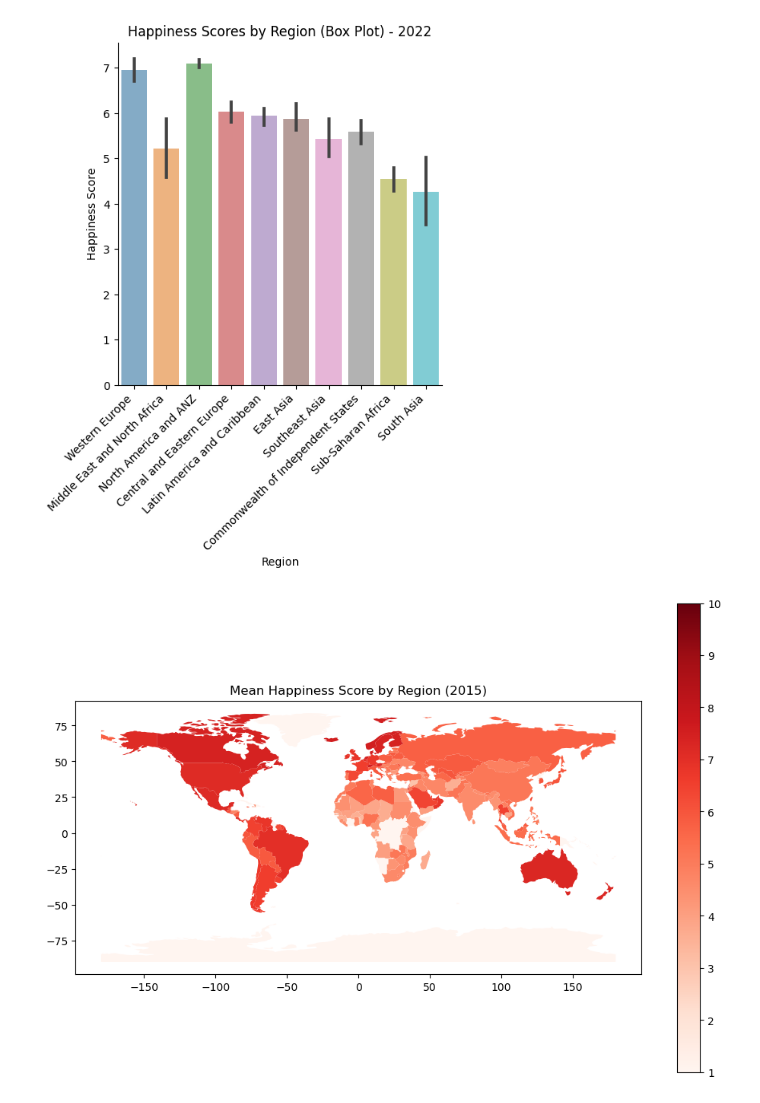
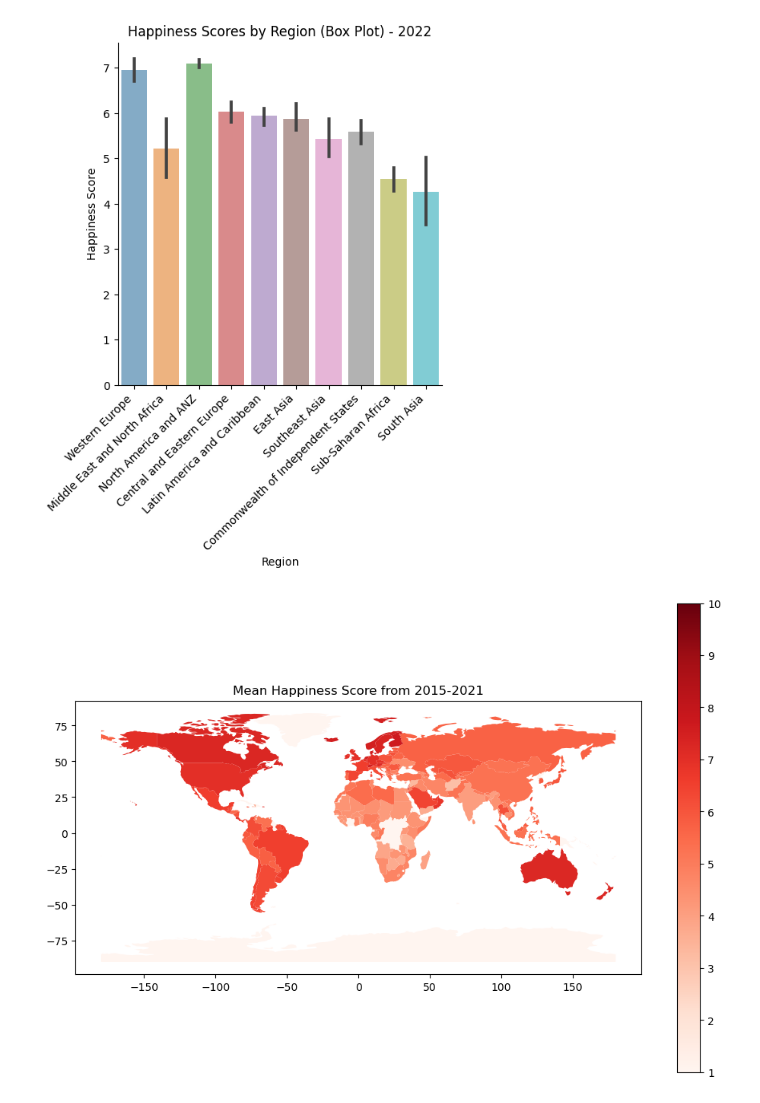
Before and after one commit to ubco-W2022T2-data301/project-group-group100, a Jupyter notebook: analysis/analysis2.ipynb, the cells around one changed output. Saved outputs shown, nothing was run; the diff lists cells and outputs as text; code cells hidden in the pictures.

Commit message:
Fixed Map visual

```diff
--- a/analysis/analysis2.ipynb
+++ b/analysis/analysis2.ipynb
@@ -19,4 +19,6 @@ Data2019 = pd.read_csv('../data/processed/2019_Clean_Data.csv')
 Data2020 = pd.read_csv('../data/processed/2020_Clean_Data.csv')
 Data2021 = pd.read_csv('../data/processed/2021_Clean_Data.csv')
 Data2022 = pd.read_csv('../data/processed/2022_Clean_Data.csv')
+DataCombine = pd.read_csv('../data/processed/Overall(No-Year)_Clean_Data.csv')
+DataAllYears = pd.read_csv('../data/processed/Overall(With-year)_Clean_Data.csv')
 # %%
@@ -65,26 +75,26 @@ for dataset, title in datasets:
 # %%
 # Load the world map data
 world = gpd.read_file(gpd.datasets.get_path('naturalearth_lowres'))
 
 # Convert the projection of the world map to WGS84
 world = world.to_crs(epsg=4326)
-data = Data2015.groupby('Country')['Happiness Score'].mean().reset_index()
+data = DataAllYears.groupby('Country')['Happiness Score'].mean().reset_index()
 
 #had to change the country name
 data['Country'] = data['Country'].replace('United States', 'United States of America')
 
 data.rename(columns={'Country': 'name'}, inplace=True)
 world_data['Happiness Score'] = world_data['Happiness Score'].map(data.set_index('name')['Happiness Score'])
 
 # Merge the Happiness data with the world map data
 world_data = world.merge(data, on='name', how='left')
 
 world_data['Happiness Score'].fillna(0, inplace=True)
 
 # Create the heatmap on the world map
 fig, ax = plt.subplots(figsize=(12, 8))
 world_data.plot(column='Happiness Score', cmap='Reds', legend=True, ax=ax, vmin=1, vmax=10)
-ax.set_title('Mean Happiness Score by Region (2015)')
+ax.set_title('Mean Happiness Score from 2015-2021')
 plt.show()
 # %% [output]
-[figure, old version]
+[figure, new version]
```
Also changed, not shown: parts of 5 cells of this notebook, 3 other files.
